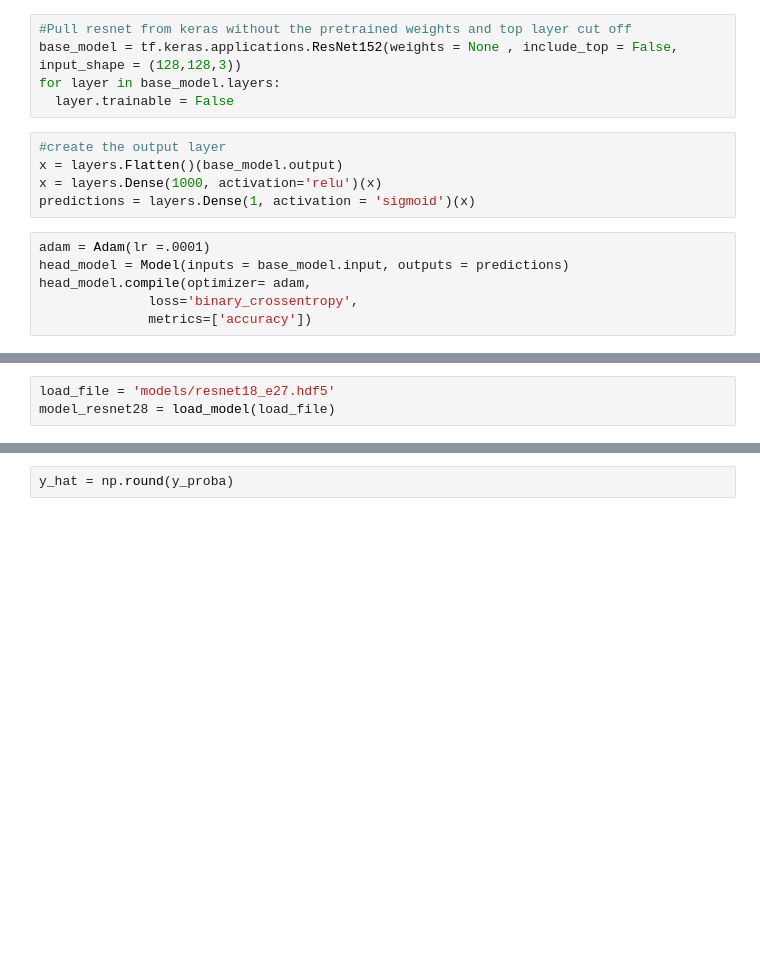
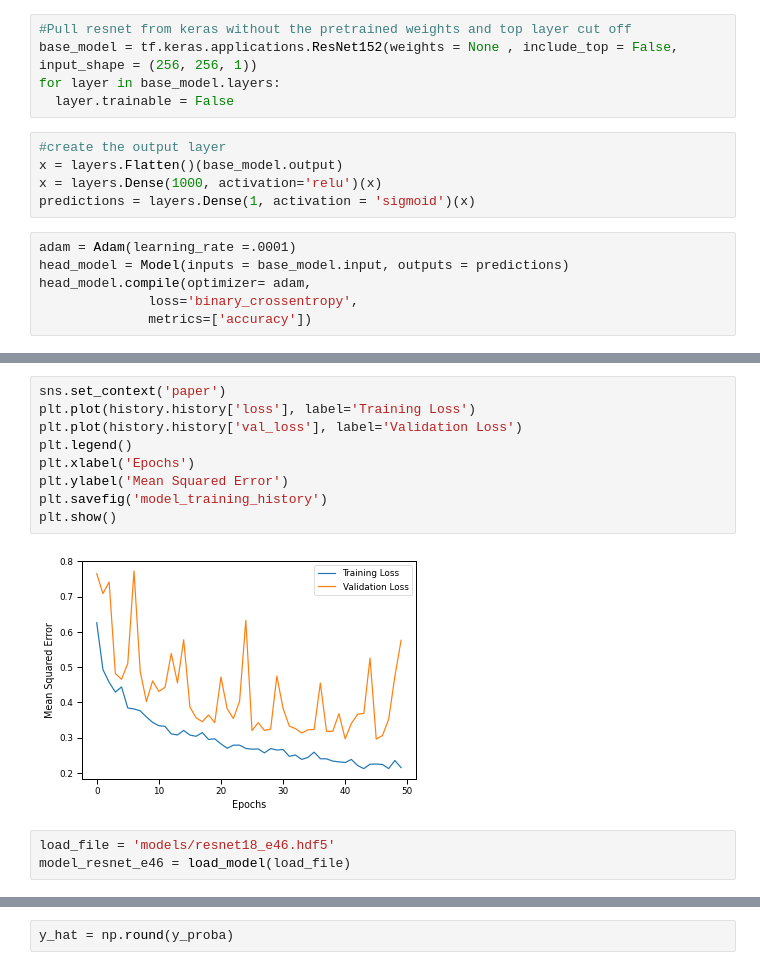
Before and after one commit to snakeeyes021/pneumonia-classification, a Jupyter notebook: Combined Notebook.ipynb, the cells around one changed output, grey strips where cells are left out. Cells and saved outputs as stored; diff of their text form; blank space fills up the shorter version.

```diff
--- a/Combined Notebook.ipynb
+++ b/Combined Notebook.ipynb
@@ -923,7 +923,7 @@ reduce_lr = ReduceLROnPlateau(monitor='val_loss', factor=0.2,
 callbacks = [checkpoint, reduce_lr]
 # %%
 #Pull resnet from keras without the pretrained weights and top layer cut off
-base_model = tf.keras.applications.ResNet152(weights = None , include_top = False, input_shape = (128,128,3))
+base_model = tf.keras.applications.ResNet152(weights = None , include_top = False, input_shape = (256, 256, 1))
 for layer in base_model.layers:
   layer.trainable = False
 # %%
@@ -932,7 +932,7 @@ x = layers.Flatten()(base_model.output)
 x = layers.Dense(1000, activation='relu')(x)
 predictions = layers.Dense(1, activation = 'sigmoid')(x)
 # %%
-adam = Adam(lr =.0001)
+adam = Adam(learning_rate =.0001)
 head_model = Model(inputs = base_model.input, outputs = predictions)
 head_model.compile(optimizer= adam,
               loss='binary_crossentropy',
@@ -965,4 +969,15 @@ Epoch 32/50
+# %%
+sns.set_context('paper')
+plt.plot(history.history['loss'], label='Training Loss')
+plt.plot(history.history['val_loss'], label='Validation Loss')
+plt.legend()
+plt.xlabel('Epochs')
+plt.ylabel('Mean Squared Error')
+plt.savefig('model_training_history')
+plt.show()
+# %% [output]
+[figure, added]
 # %%
-load_file = 'models/resnet18_e27.hdf5'
-model_resnet28 = load_model(load_file)
+load_file = 'models/resnet18_e46.hdf5'
+model_resnet_e46 = load_model(load_file)
 # %%
```
Also changed, not shown: parts of 9 cells of this notebook, 46 other files.
